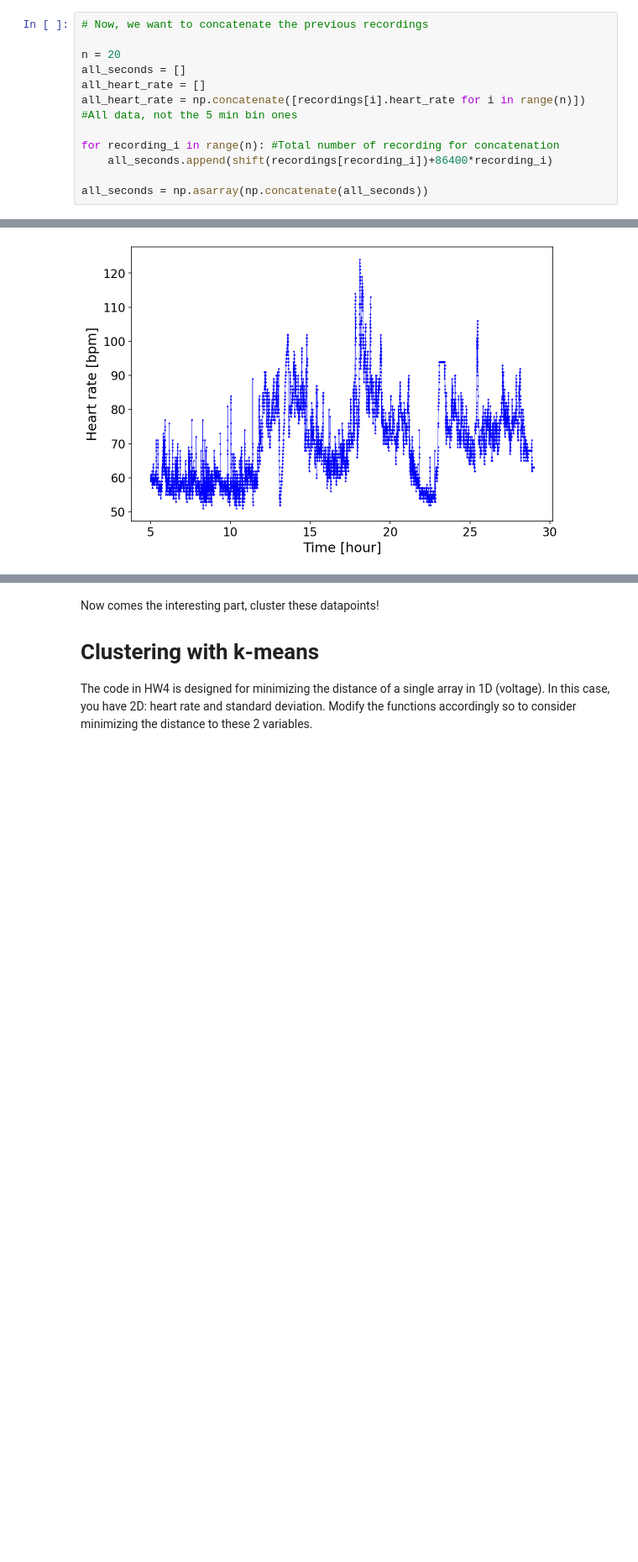
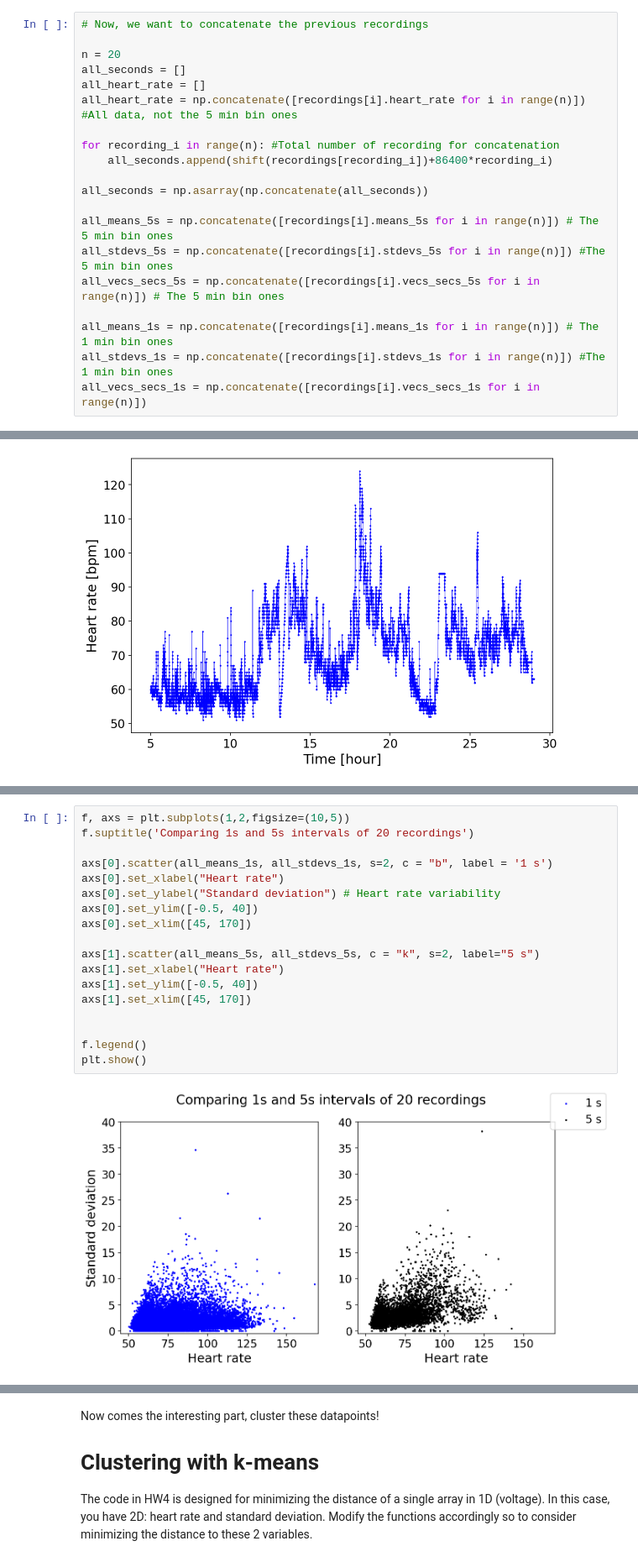
Before and after one commit to DanidelRio/Heart, a Jupyter notebook: json_analysis.ipynb, the cells around one changed output, grey strips where cells are left out. Shown at 84% size. Drawn from its saved outputs; the diff is of its cells as text; blank space fills up the shorter version.

```diff
--- a/json_analysis.ipynb
+++ b/json_analysis.ipynb
@@ -342,6 +308,14 @@ for recording_i in range(n): #Total number of recording for concatenation
     all_seconds.append(shift(recordings[recording_i])+86400*recording_i)
 
 all_seconds = np.asarray(np.concatenate(all_seconds))
+
+all_means_5s = np.concatenate([recordings[i].means_5s for i in range(n)]) # The 5 min bin ones
+all_stdevs_5s = np.concatenate([recordings[i].stdevs_5s for i in range(n)]) #The 5 min bin ones
+all_vecs_secs_5s = np.concatenate([recordings[i].vecs_secs_5s for i in range(n)]) # The 5 min bin ones
+
+all_means_1s = np.concatenate([recordings[i].means_1s for i in range(n)]) # The 1 min bin ones
+all_stdevs_1s = np.concatenate([recordings[i].stdevs_1s for i in range(n)]) #The 1 min bin ones
+all_vecs_secs_1s = np.concatenate([recordings[i].vecs_secs_1s for i in range(n)])
 # %%
 plt.figure(figsize= (9,6))
 
@@ -392,0 +379,20 @@ plt.show()
+# %%
+f, axs = plt.subplots(1,2,figsize=(10,5))
+f.suptitle('Comparing 1s and 5s intervals of 20 recordings')
+
+axs[0].scatter(all_means_1s, all_stdevs_1s, s=2, c = "b", label = '1 s')
+axs[0].set_xlabel("Heart rate")
+axs[0].set_ylabel("Standard deviation") # Heart rate variability
+axs[0].set_ylim([-0.5, 40])
+axs[0].set_xlim([45, 170])
+
+axs[1].scatter(all_means_5s, all_stdevs_5s, c = "k", s=2, label="5 s")
+axs[1].set_xlabel("Heart rate")
+axs[1].set_ylim([-0.5, 40])
+axs[1].set_xlim([45, 170])
+
+
+f.legend()
+plt.show()
+# %% [output]
+[figure, added]
```
Also changed, not shown: parts of 39 cells of this notebook.
